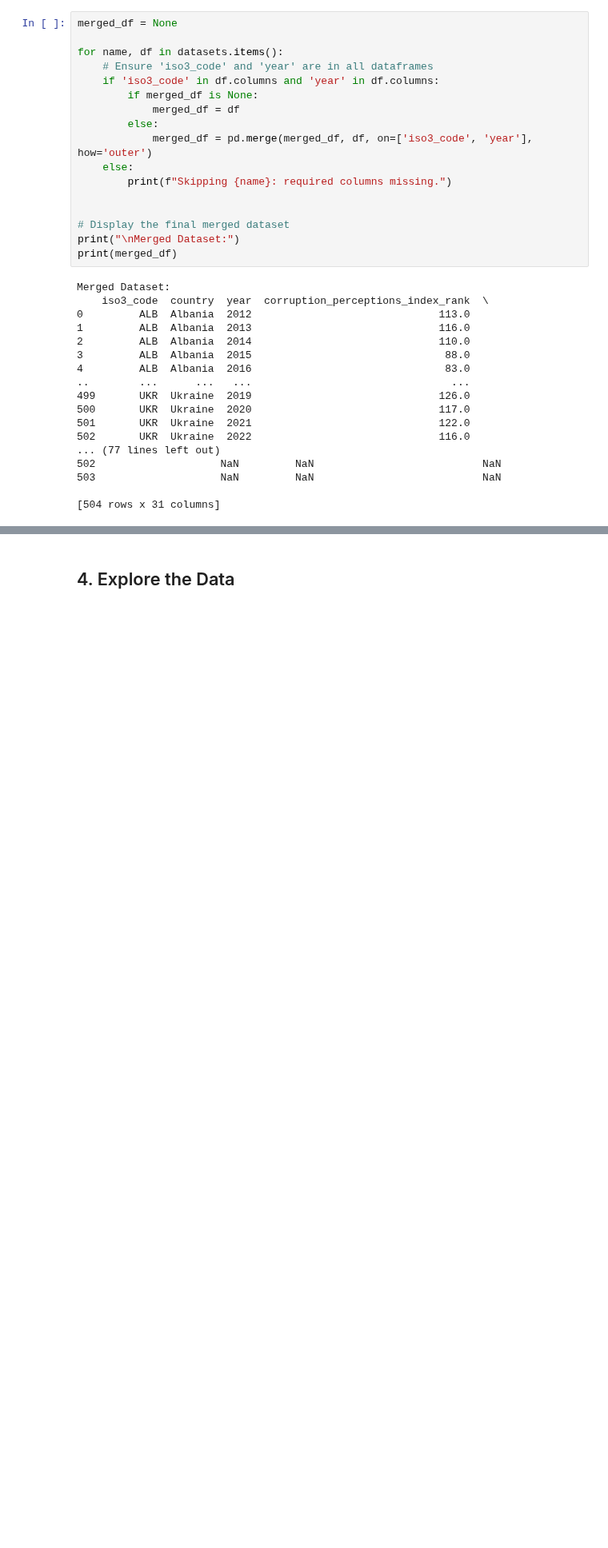
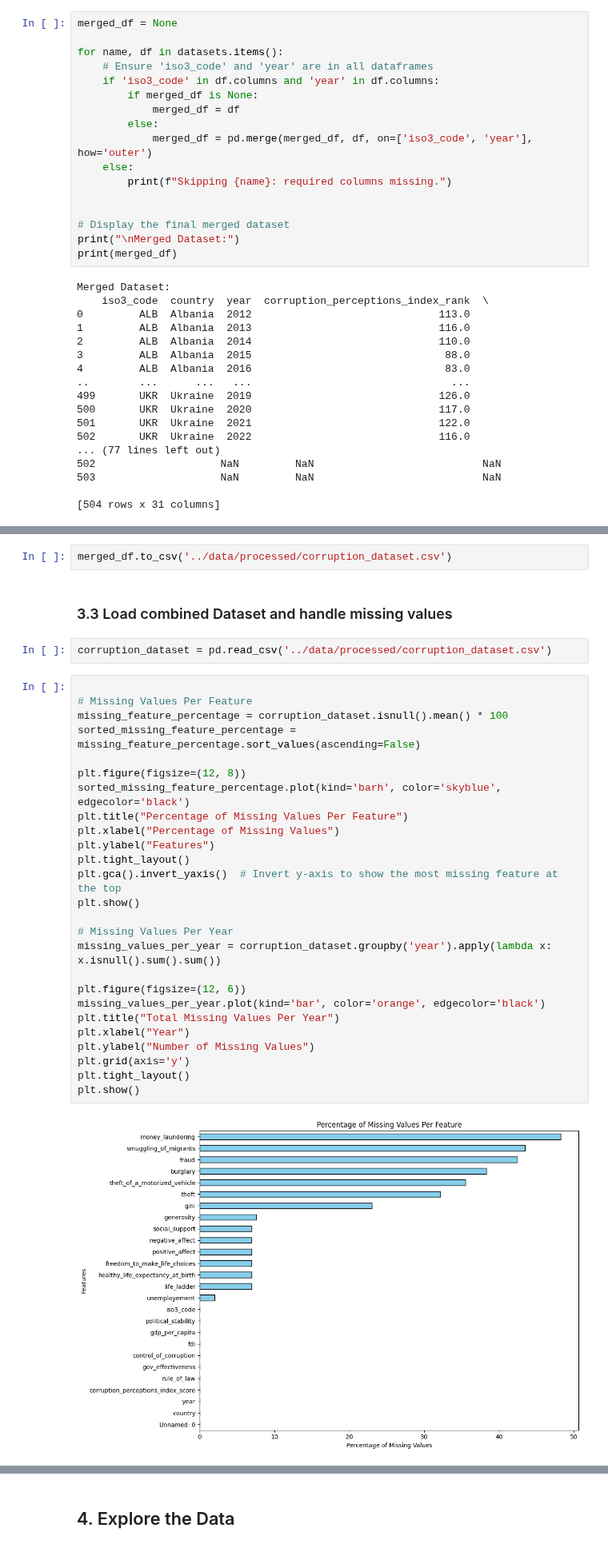
Before and after one commit to gonlyplease/corruption_analysis_europe, a Jupyter notebook: notebooks/corruption_analyses.ipynb, the cells around one changed output, grey strips where cells are left out. Shown at 80% size. Drawn from its saved outputs; the diff is of its cells as text; blank space fills up the shorter version.

```diff
--- a/notebooks/corruption_analyses.ipynb
+++ b/notebooks/corruption_analyses.ipynb
@@ -1029,0 +986,34 @@ memory usage: 122.7+ KB
+# %%
+merged_df.to_csv('../data/processed/corruption_dataset.csv')
+# %% [markdown]
+### 3.3 Load combined Dataset and handle missing values
+# %%
+corruption_dataset = pd.read_csv('../data/processed/corruption_dataset.csv')
+# %%
+
+# Missing Values Per Feature
+missing_feature_percentage = corruption_dataset.isnull().mean() * 100
+sorted_missing_feature_percentage = missing_feature_percentage.sort_values(ascending=False)
+
+plt.figure(figsize=(12, 8))
+sorted_missing_feature_percentage.plot(kind='barh', color='skyblue', edgecolor='black')
+plt.title("Percentage of Missing Values Per Feature")
+plt.xlabel("Percentage of Missing Values")
+plt.ylabel("Features")
+plt.tight_layout()
+plt.gca().invert_yaxis()  # Invert y-axis to show the most missing feature at the top
+plt.show()
+
+# Missing Values Per Year
+missing_values_per_year = corruption_dataset.groupby('year').apply(lambda x: x.isnull().sum().sum())
+
+plt.figure(figsize=(12, 6))
+missing_values_per_year.plot(kind='bar', color='orange', edgecolor='black')
+plt.title("Total Missing Values Per Year")
+plt.xlabel("Year")
+plt.ylabel("Number of Missing Values")
+plt.grid(axis='y')
+plt.tight_layout()
+plt.show()
+# %% [output]
+[figure, added]
```
Also changed, not shown: parts of 36 cells of this notebook, 2 other files.
